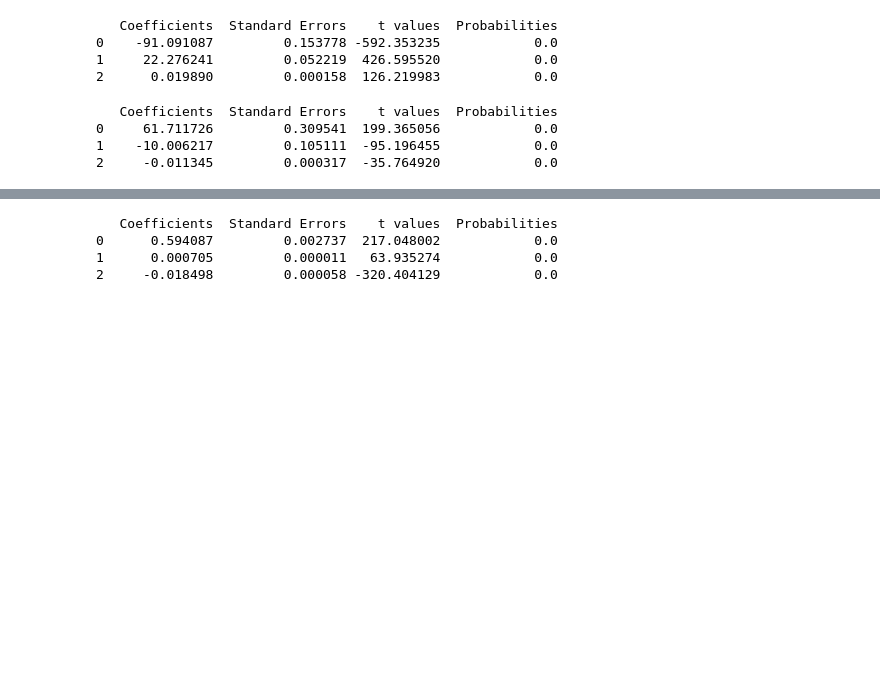
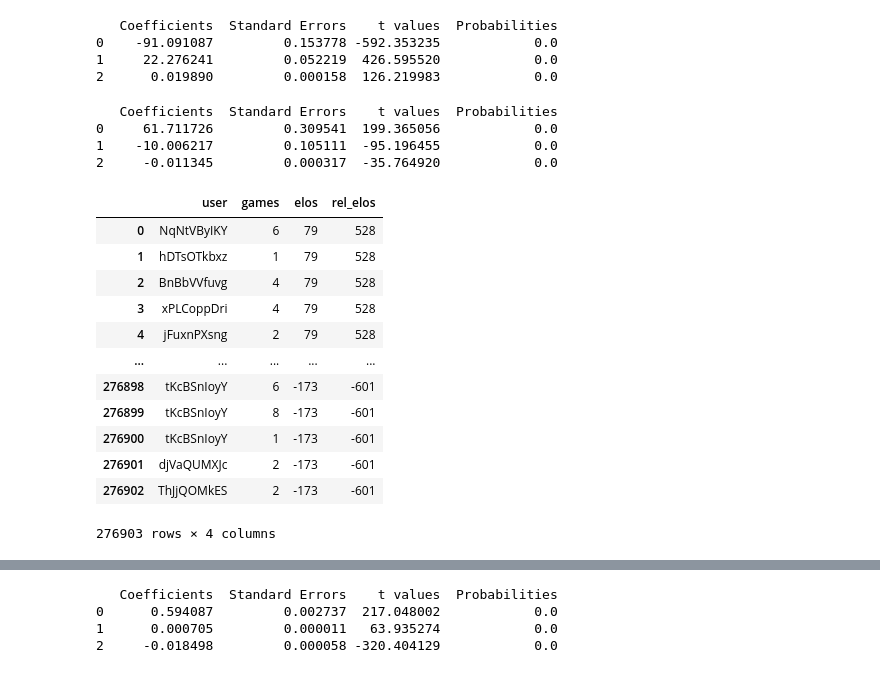
Before and after one commit to ionatankuperwajs/learning-motivation, a Jupyter notebook: dropout_learning.ipynb, the cells around one changed output, grey strips where cells are left out. Drawn from its saved outputs; the diff is of its cells as text; code cells hidden in the pictures; blank space fills up the shorter version.

```diff
--- a/dropout_learning.ipynb
+++ b/dropout_learning.ipynb
@@ -1147,6 +1286,7 @@ ax.spines['right'].set_visible(False)
 # Compute the change in Elos from the trajectories
 change_elos = []
 stopping = []
+users = []
 
 for userID in trajectories_dict.keys():
     curr_trajectory = trajectories_dict[userID]
@@ -1154,6 +1294,7 @@ for userID in trajectories_dict.keys():
         if i == 0:
             pass
         else:
+            users.append(userID)
             change_elos.append(curr_trajectory[i]-curr_trajectory[i-1])
             if i != len(curr_trajectory)-1:
                 stopping.append(0)
@@ -2122,6 +2318,7 @@ current_elos_all = []
 total_games_all = []
 current_games_all = []
 current_relelos_all = []
+users_all = []
 
 idx = 0
 for ratingID in user_ID:
@@ -2133,6 +2330,7 @@ for ratingID in user_ID:
     if curr_user[0].isnumeric():
         print(curr_user)
     else:
+        users_all.append(curr_user)
         total_games = num_games[curr_user]
         total_games_all.append(total_games)
 
@@ -2163,3 +2361,21 @@ print_regression_table(x_all, current_relelos_all, 'linear')
 0     61.711726         0.309541  199.365056            0.0
 1    -10.006217         0.105111  -95.196455            0.0
 2     -0.011345         0.000317  -35.764920            0.0
+# %%
+# Convert necessary data to pandas
+df_dict = pd.DataFrame({"user": users_all, "games": current_games_all, "elos": current_elos_all, "rel_elos": current_relelos_all,})
+df_dict
+# %% [output]
+|  | user | games | elos | rel_elos |
+| 0 | NqNtVByIKY | 6 | 79 | 528 |
+| 1 | hDTsOTkbxz | 1 | 79 | 528 |
+| 2 | BnBbVVfuvg | 4 | 79 | 528 |
+| 3 | xPLCoppDri | 4 | 79 | 528 |
+| 4 | jFuxnPXsng | 2 | 79 | 528 |
+| ... | ... | ... | ... | ... |
+| 276898 | tKcBSnIoyY | 6 | -173 | -601 |
+| 276899 | tKcBSnIoyY | 8 | -173 | -601 |
+| 276900 | tKcBSnIoyY | 1 | -173 | -601 |
+| 276901 | djVaQUMXJc | 2 | -173 | -601 |
+| 276902 | ThJjQOMkES | 2 | -173 | -601 |
+276903 rows × 4 columns
```
Also changed, not shown: parts of 23 cells of this notebook.
